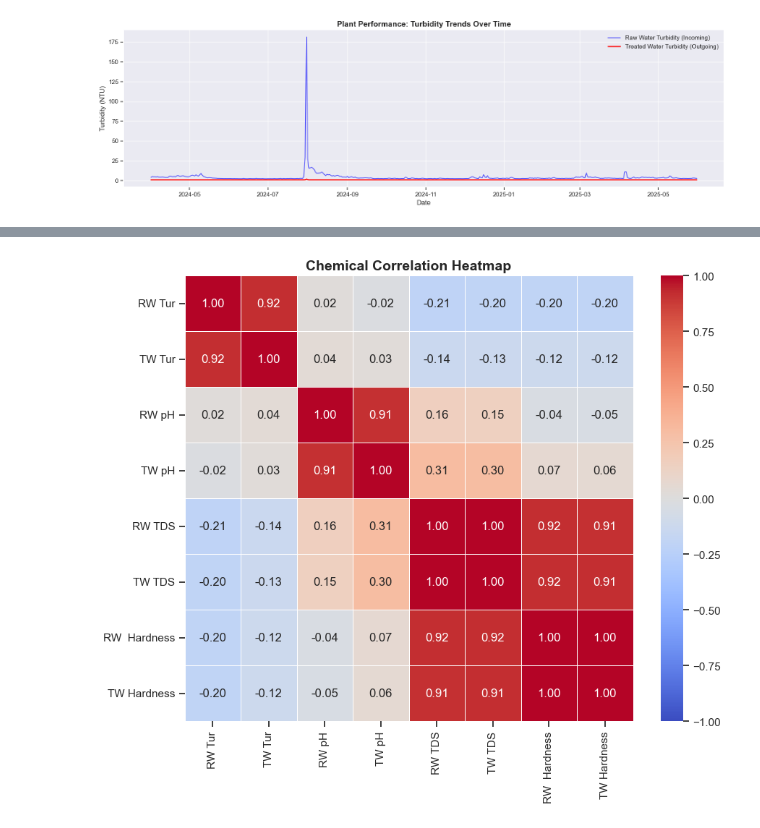
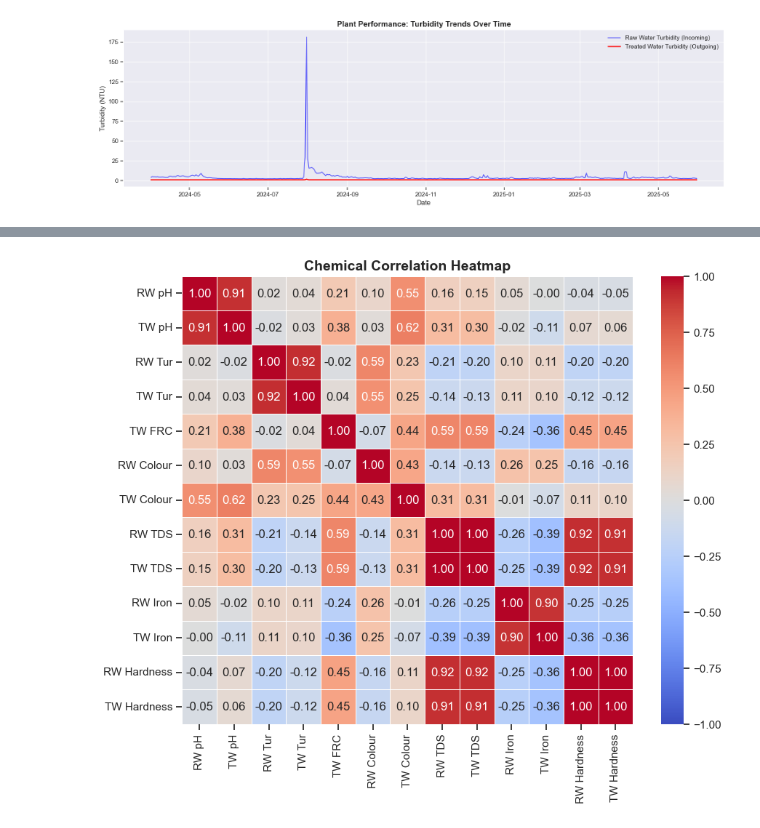
Before and after one commit to vijayasimhamenati/water_quality_monitoring_and_forecasting, a Jupyter notebook: notebooks/01_Data_Exploration_and_Cleaning.ipynb, the cells around one changed output, grey strips where cells are left out. Saved outputs shown, nothing was run; the diff lists cells and outputs as text; code cells hidden in the pictures.

```diff
--- a/notebooks/01_Data_Exploration_and_Cleaning.ipynb
+++ b/notebooks/01_Data_Exploration_and_Cleaning.ipynb
@@ -98,19 +146,16 @@ plt.show()
 # %%
 # Select a targeted list of core chemical columns
 core_metrics = [
-    'RW Tur', 'TW Tur',
-    'RW pH', 'TW pH',
-    'RW TDS', 'TW TDS',
-    'RW  Hardness', 'TW Hardness'
+    'RW pH','TW pH','RW Tur','TW Tur','TW FRC','RW Colour','TW Colour','RW TDS','TW TDS','RW Iron','TW Iron','RW Hardness','TW Hardness'
 ]
 
 # Calculate the correlation matrix
 corr_matrix = df[core_metrics].corr()
 
 # Plot the heatmap
 plt.figure(figsize=(10, 8))
 sns.heatmap(corr_matrix, annot=True, cmap='coolwarm', fmt=".2f", linewidths=0.5, vmin=-1, vmax=1)
 plt.title('Chemical Correlation Heatmap', fontsize=14, fontweight='bold')
 plt.show()
 # %% [output]
-[figure, old version]
+[figure, new version]
```
Also changed, not shown: parts of 8 cells of this notebook, 17 other files.
